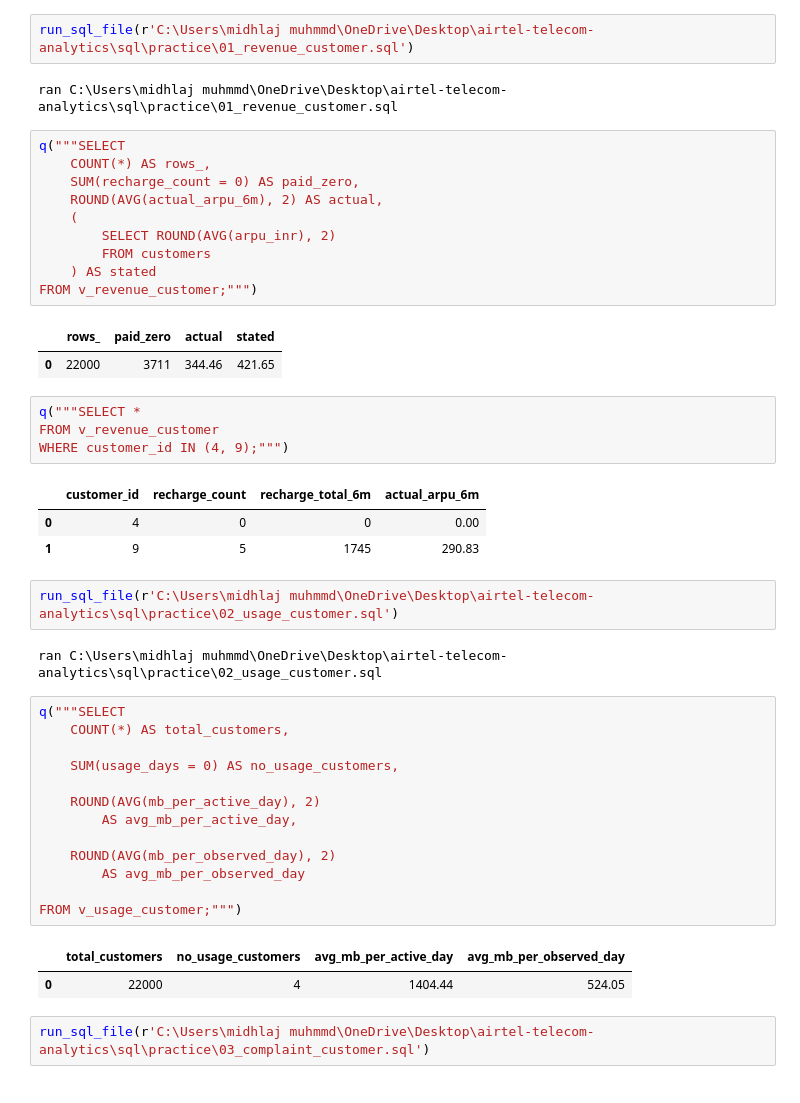
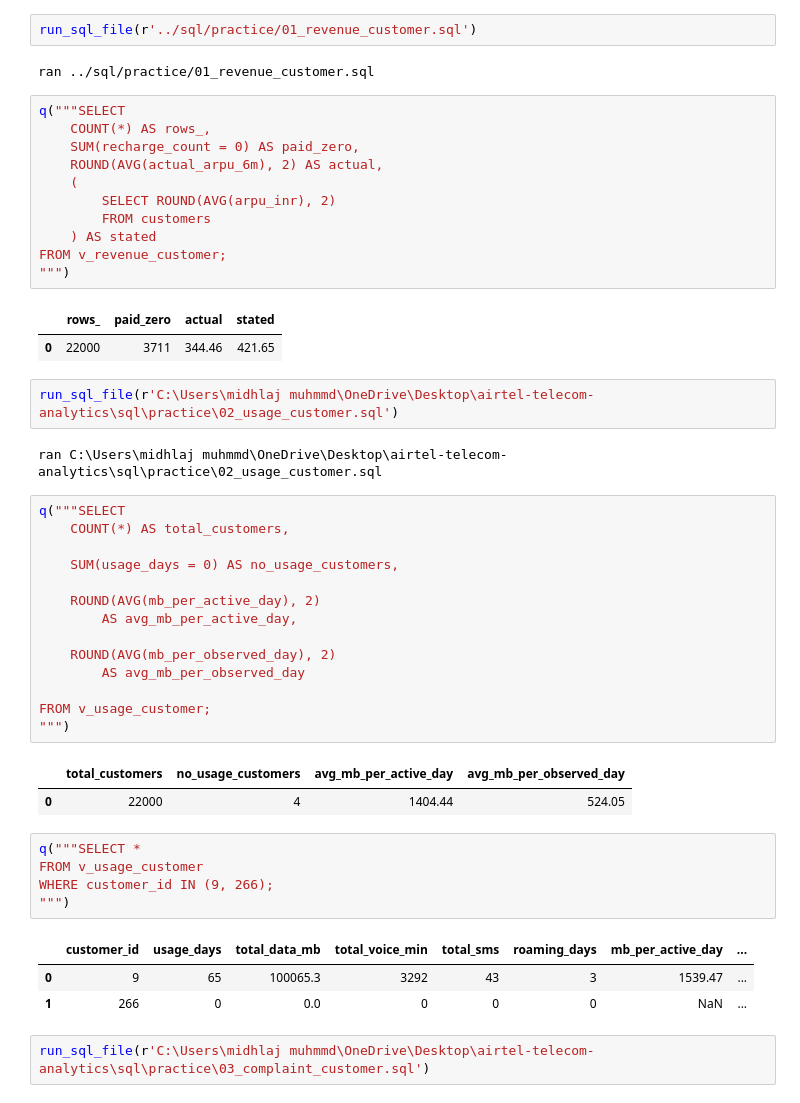
Before and after one commit to midlajmuhammad/airtel-telecom-analytics, a Jupyter notebook: notebook/04_preparation.ipynb, the cells around one changed output. Drawn from its saved outputs; the diff is of its cells as text.

```diff
--- a/notebook/04_preparation.ipynb
+++ b/notebook/04_preparation.ipynb
@@ -27,9 +28,9 @@ ran C:\Users\midhlaj muhmmd\OneDrive\Desktop\airtel-telecom-analytics\sql\practi
 |  | n |
 | 0 | 22000 |
 # %%
-run_sql_file(r'C:\Users\midhlaj muhmmd\OneDrive\Desktop\airtel-telecom-analytics\sql\practice\01_revenue_customer.sql')
+run_sql_file(r'../sql/practice/01_revenue_customer.sql')
 # %% [output]
-ran C:\Users\midhlaj muhmmd\OneDrive\Desktop\airtel-telecom-analytics\sql\practice\01_revenue_customer.sql
+ran ../sql/practice/01_revenue_customer.sql
 # %%
 q("""SELECT
     COUNT(*) AS rows_,
@@ -39,18 +40,11 @@ q("""SELECT
         SELECT ROUND(AVG(arpu_inr), 2)
         FROM customers
     ) AS stated
-FROM v_revenue_customer;""")
+FROM v_revenue_customer;
+""")
 # %% [output]
 |  | rows_ | paid_zero | actual | stated |
 | 0 | 22000 | 3711 | 344.46 | 421.65 |
-# %%
-q("""SELECT *
-FROM v_revenue_customer
-WHERE customer_id IN (4, 9);""")
-# %% [output]
-|  | customer_id | recharge_count | recharge_total_6m | actual_arpu_6m |
-| 0 | 4 | 0 | 0 | 0.00 |
-| 1 | 9 | 5 | 1745 | 290.83 |
 # %%
 run_sql_file(r'C:\Users\midhlaj muhmmd\OneDrive\Desktop\airtel-telecom-analytics\sql\practice\02_usage_customer.sql')
 # %% [output]
@@ -67,10 +61,20 @@ q("""SELECT
     ROUND(AVG(mb_per_observed_day), 2)
         AS avg_mb_per_observed_day
 
-FROM v_usage_customer;""")
+FROM v_usage_customer;
+""")
 # %% [output]
 |  | total_customers | no_usage_customers | avg_mb_per_active_day | avg_mb_per_observed_day |
 | 0 | 22000 | 4 | 1404.44 | 524.05 |
+# %%
+q("""SELECT *
+FROM v_usage_customer
+WHERE customer_id IN (9, 266);
+""")
+# %% [output]
+|  | customer_id | usage_days | total_data_mb | total_voice_min | total_sms | roaming_days | mb_per_active_day | ... |
+| 0 | 9 | 65 | 100065.3 | 3292 | 43 | 3 | 1539.47 | ... |
+| 1 | 266 | 0 | 0.0 | 0 | 0 | 0 | NaN | ... |
 # %%
 run_sql_file(r'C:\Users\midhlaj muhmmd\OneDrive\Desktop\airtel-telecom-analytics\sql\practice\03_complaint_customer.sql')
 # %% [output]
```
Also changed, not shown: parts of 15 cells of this notebook, 7 other files.
